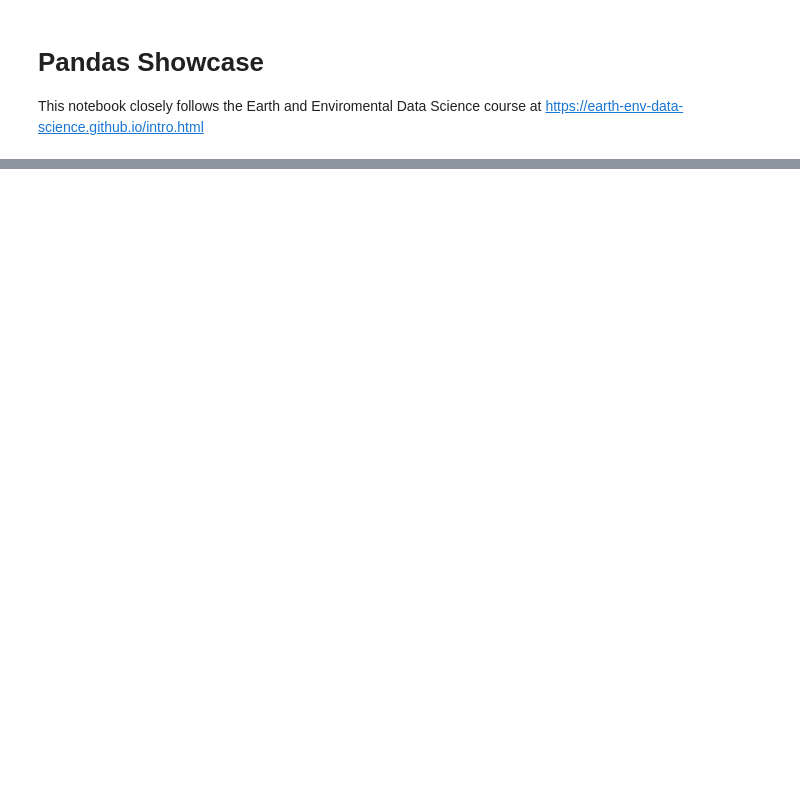
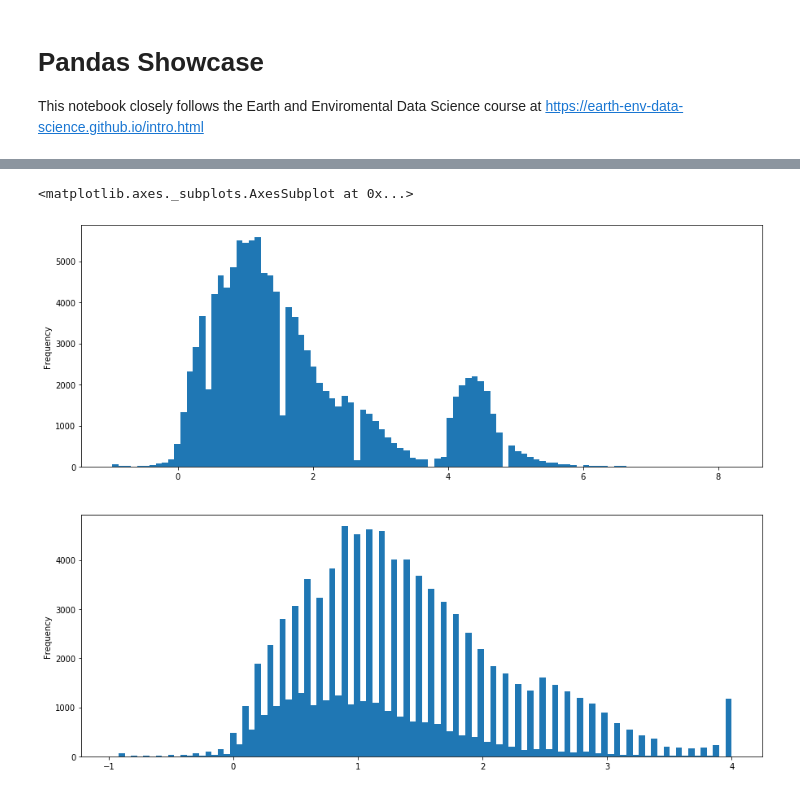
Before and after one commit to philipc2/CDDS-Python, a Jupyter notebook: Earth and Environmental Data Science Tutorial/Pandas.ipynb, the cells around one changed output, grey strips where cells are left out. Cells and saved outputs as stored; diff of their text form; code cells hidden in the pictures; blank space fills up the shorter version.

```diff
--- a/Earth and Environmental Data Science Tutorial/Pandas.ipynb
+++ b/Earth and Environmental Data Science Tutorial/Pandas.ipynb
@@ -36,0 +120,13 @@ Test
+# %%
+# 8) Create a filtered dataset that only has earthquakes of magnitude 4 or larger and
+
+filteredData = data[data['mag'] <= 4]
+# %%
+# 9) Make a histogram the distribution of the Earthquake magnitude
+fig, axes = plt.subplots(figsize=(15, 12), nrows=2, ncols=1)
+
+data['mag'].plot.hist(bins = 100, ax = axes[0])
+filteredData['mag'].plot.hist(bins = 100, ax = axes[1])
+# %% [output]
+<matplotlib.axes._subplots.AxesSubplot at 0x...>
+[figure, added]
```
Also changed, not shown: parts of 11 cells of this notebook, 2 other files.
